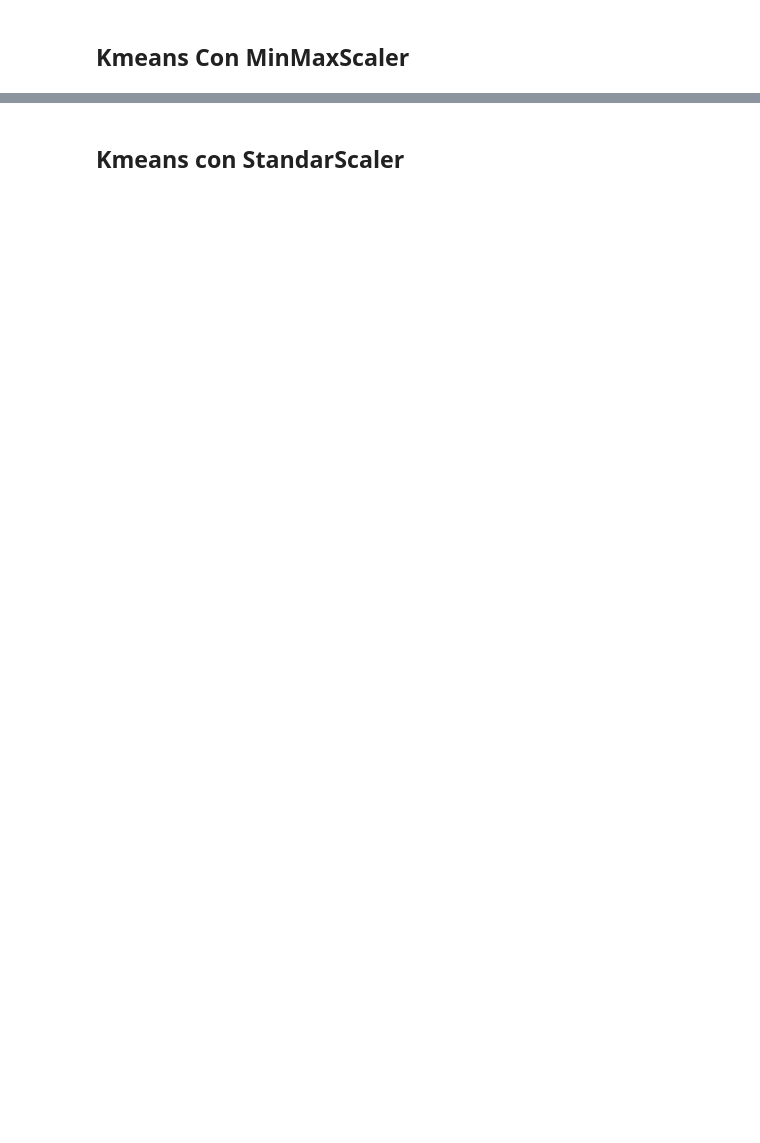
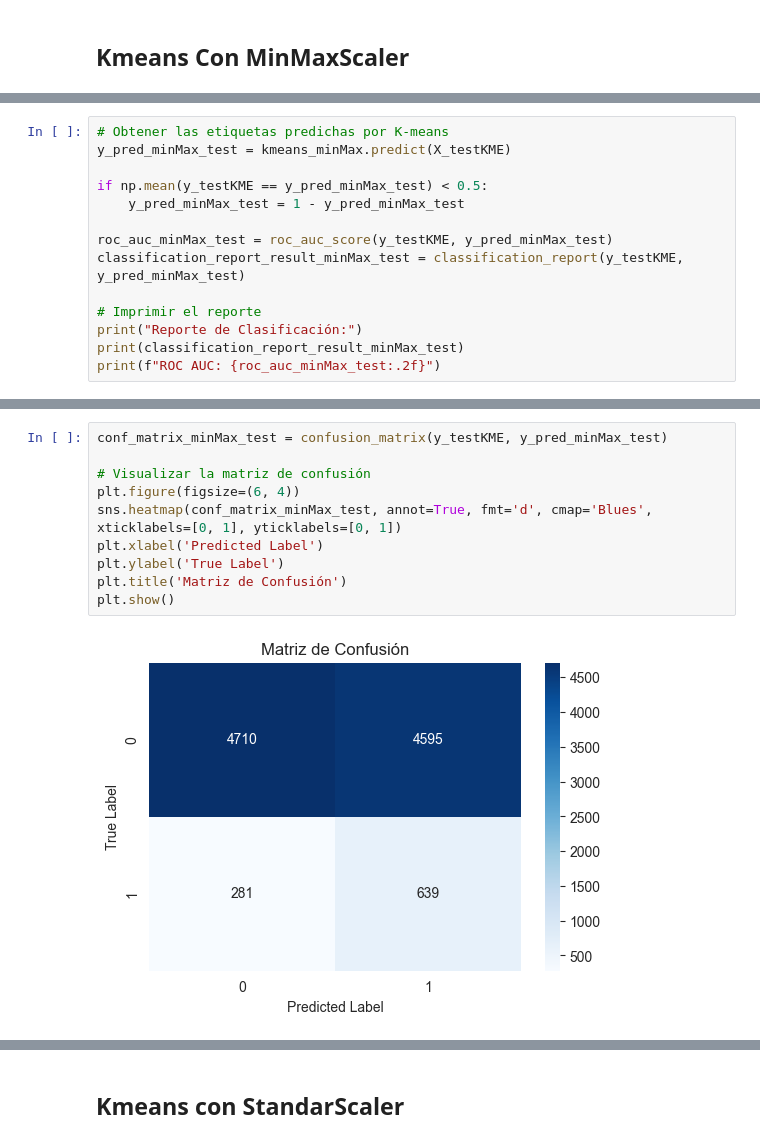
Before and after one commit to GodDoesNotPlayDice/ET-ML, a Jupyter notebook: ET1.ipynb, the cells around one changed output, grey strips where cells are left out. Drawn from its saved outputs; the diff is of its cells as text; blank space fills up the shorter version.

```diff
--- a/ET1.ipynb
+++ b/ET1.ipynb
@@ -1787,0 +1809,14 @@ plt.show()
+# %%
+# Obtener las etiquetas predichas por K-means
+y_pred_minMax_test = kmeans_minMax.predict(X_testKME)
+
+if np.mean(y_testKME == y_pred_minMax_test) < 0.5:
+    y_pred_minMax_test = 1 - y_pred_minMax_test
+
+roc_auc_minMax_test = roc_auc_score(y_testKME, y_pred_minMax_test)
+classification_report_result_minMax_test = classification_report(y_testKME, y_pred_minMax_test)
+
+# Imprimir el reporte
+print("Reporte de Clasificación:")
+print(classification_report_result_minMax_test)
+print(f"ROC AUC: {roc_auc_minMax_test:.2f}")
@@ -1787,0 +1840,12 @@ plt.show()
+# %%
+conf_matrix_minMax_test = confusion_matrix(y_testKME, y_pred_minMax_test)
+
+# Visualizar la matriz de confusión
+plt.figure(figsize=(6, 4))
+sns.heatmap(conf_matrix_minMax_test, annot=True, fmt='d', cmap='Blues', xticklabels=[0, 1], yticklabels=[0, 1])
+plt.xlabel('Predicted Label')
+plt.ylabel('True Label')
+plt.title('Matriz de Confusión')
+plt.show()
+# %% [output]
+[figure, added]
```
Also changed, not shown: parts of 135 cells of this notebook.
